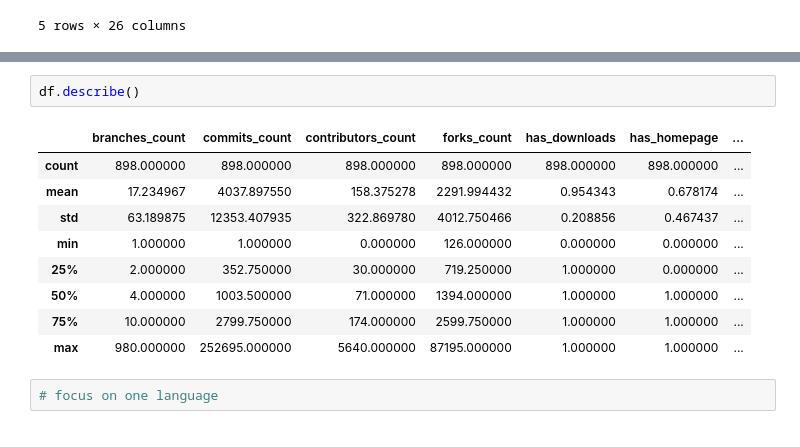
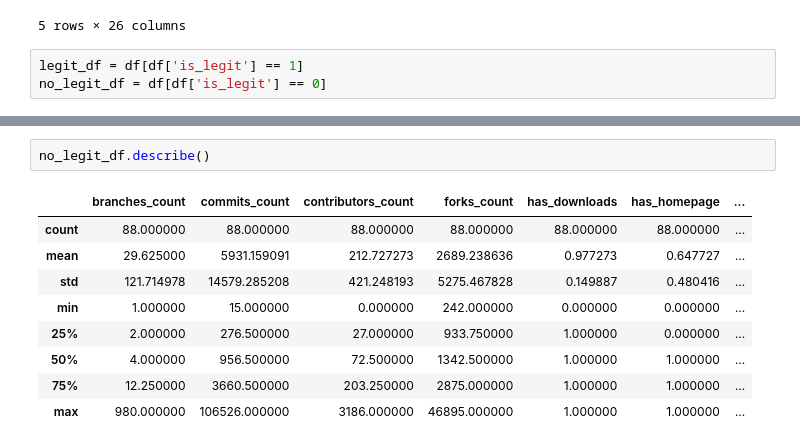
Before and after one commit to him229/star-wars, a Jupyter notebook: analysis.ipynb, the cells around one changed output, grey strips where cells are left out. Drawn from its saved outputs; the diff is of its cells as text.

```diff
--- a/analysis.ipynb
+++ b/analysis.ipynb
@@ -174,3 +174,6 @@ df.head()
 | 171 | 8 | 842 | [{u'repos': 36, u'id': 58962, u'f... | 81 | 2014-04-04 13:54:37 | Promises for Swift & ObjC | 561 | ... |
 | 626 | 6 | 1524 | [{u'repos': 10, u'id': 1627211, u... | 43 | 2013-07-08 22:52:33 | An image loading and caching libr... | 2506 | ... |
 5 rows × 26 columns
+# %%
+legit_df = df[df['is_legit'] == 1]
+no_legit_df = df[df['is_legit'] == 0]
@@ -177,14 +193,12 @@ df.head()
 # %%
-df.describe()
+no_legit_df.describe()
 # %% [output]
 |  | branches_count | commits_count | contributors_count | forks_count | has_downloads | has_homepage | ... |
-| count | 898.000000 | 898.000000 | 898.000000 | 898.000000 | 898.000000 | 898.000000 | ... |
-| mean | 17.234967 | 4037.897550 | 158.375278 | 2291.994432 | 0.954343 | 0.678174 | ... |
-| std | 63.189875 | 12353.407935 | 322.869780 | 4012.750466 | 0.208856 | 0.467437 | ... |
-| min | 1.000000 | 1.000000 | 0.000000 | 126.000000 | 0.000000 | 0.000000 | ... |
-| 25% | 2.000000 | 352.750000 | 30.000000 | 719.250000 | 1.000000 | 0.000000 | ... |
-| 50% | 4.000000 | 1003.500000 | 71.000000 | 1394.000000 | 1.000000 | 1.000000 | ... |
-| 75% | 10.000000 | 2799.750000 | 174.000000 | 2599.750000 | 1.000000 | 1.000000 | ... |
-| max | 980.000000 | 252695.000000 | 5640.000000 | 87195.000000 | 1.000000 | 1.000000 | ... |
+| count | 88.000000 | 88.000000 | 88.000000 | 88.000000 | 88.000000 | 88.000000 | ... |
+| mean | 29.625000 | 5931.159091 | 212.727273 | 2689.238636 | 0.977273 | 0.647727 | ... |
+| std | 121.714978 | 14579.285208 | 421.248193 | 5275.467828 | 0.149887 | 0.480416 | ... |
+| min | 1.000000 | 15.000000 | 0.000000 | 242.000000 | 0.000000 | 0.000000 | ... |
+| 25% | 2.000000 | 276.500000 | 27.000000 | 933.750000 | 1.000000 | 0.000000 | ... |
+| 50% | 4.000000 | 956.500000 | 72.500000 | 1342.500000 | 1.000000 | 1.000000 | ... |
+| 75% | 12.250000 | 3660.500000 | 203.250000 | 2875.000000 | 1.000000 | 1.000000 | ... |
+| max | 980.000000 | 106526.000000 | 3186.000000 | 46895.000000 | 1.000000 | 1.000000 | ... |
-# %%
-# focus on one language
```
Also changed, not shown: parts of 1 cell of this notebook.
